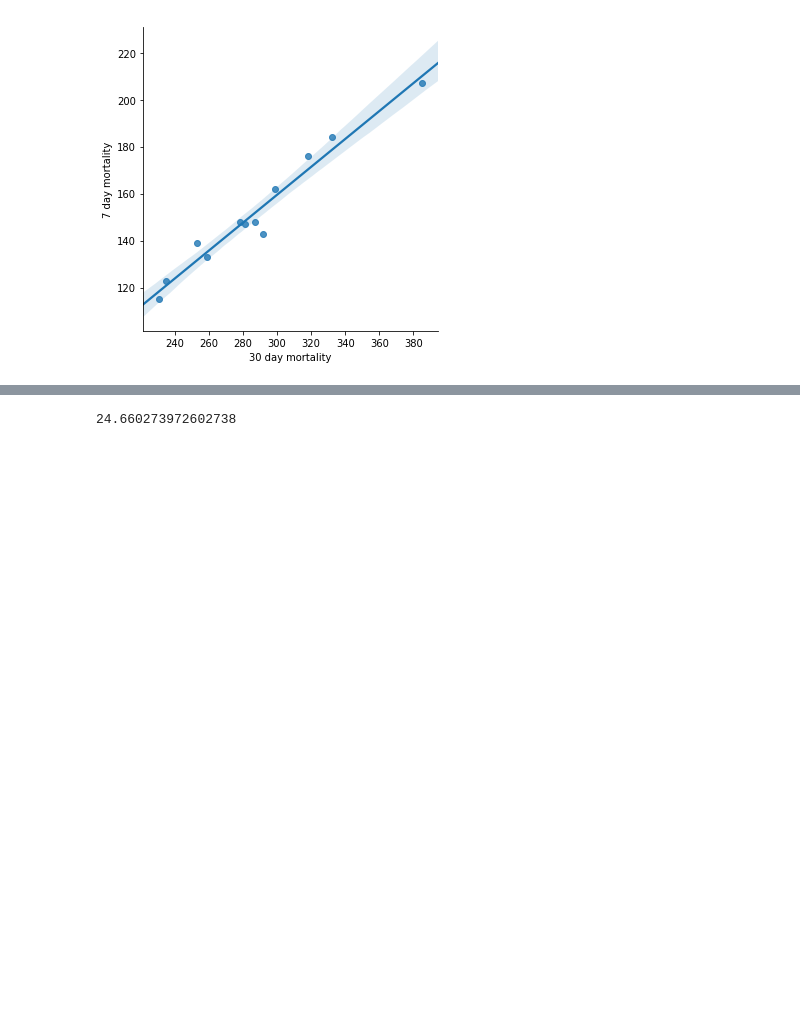
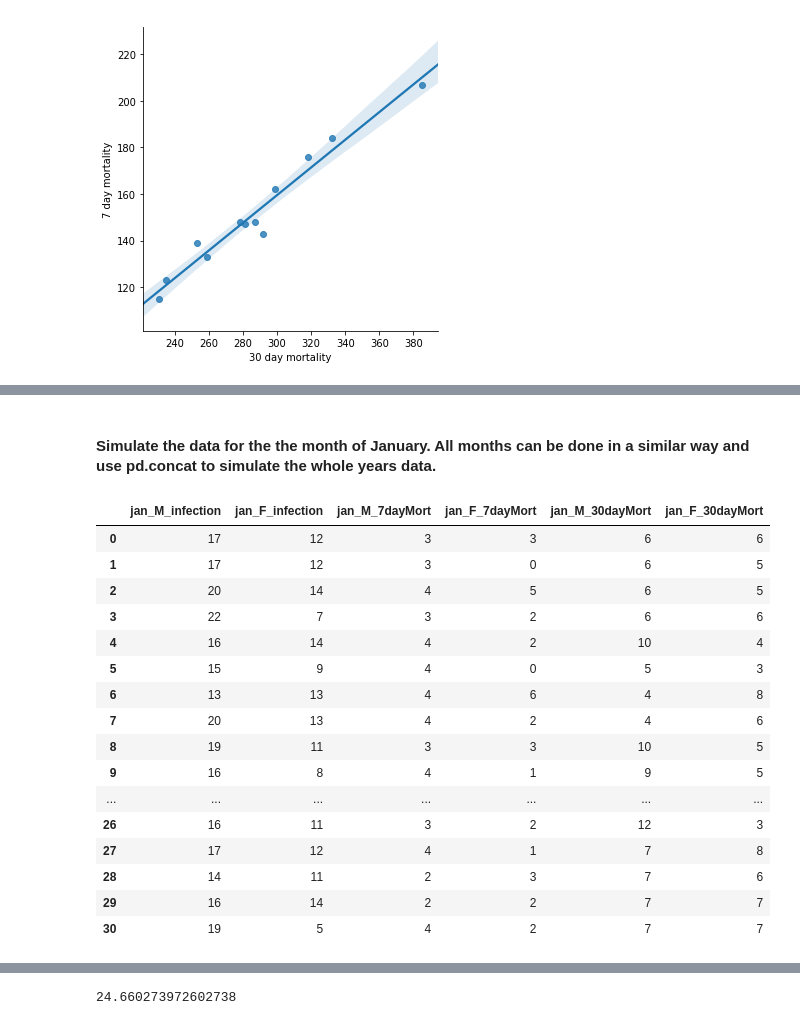
Before and after one commit to NurseQ/Simulation-Project-for-Programming-for-Data-Analysis-, a Jupyter notebook: Simulation Project.ipynb, the cells around one changed output, grey strips where cells are left out. Cells and saved outputs as stored; diff of their text form; code cells hidden in the pictures; blank space fills up the shorter version.

```diff
--- a/Simulation Project.ipynb
+++ b/Simulation Project.ipynb
@@ -197 +174,25 @@ rate_of_infection                                 296.813
 dtype: object
+# %% [markdown]
+#### Simulate the data for the the month of January. All months can be done in a similar way and use pd.concat to simulate the whole years data.
+# %%
+# DataFrame for simulated data
+x = pd.DataFrame({'jan_M_infection':np.random.binomial(28, .62, 31), 'jan_F_infection': np.random.binomial(28, .38, 31), 'jan_M_7dayMort': np.random.binomial(17, .19, 31), 'jan_F_7dayMort': np.random.binomial(11, .22, 31), 'jan_M_30dayMort': np.random.binomial(17, .38, 31),  'jan_F_30dayMort': np.random.binomial(11, .39, 31) })
+x
+# %% [output]
+|  | jan_M_infection | jan_F_infection | jan_M_7dayMort | jan_F_7dayMort | jan_M_30dayMort | jan_F_30dayMort |
+| 0 | 17 | 12 | 3 | 3 | 6 | 6 |
+| 1 | 17 | 12 | 3 | 0 | 6 | 5 |
+| 2 | 20 | 14 | 4 | 5 | 6 | 5 |
+| 3 | 22 | 7 | 3 | 2 | 6 | 6 |
+| 4 | 16 | 14 | 4 | 2 | 10 | 4 |
+| 5 | 15 | 9 | 4 | 0 | 5 | 3 |
+| 6 | 13 | 13 | 4 | 6 | 4 | 8 |
+| 7 | 20 | 13 | 4 | 2 | 4 | 6 |
+| 8 | 19 | 11 | 3 | 3 | 10 | 5 |
+| 9 | 16 | 8 | 4 | 1 | 9 | 5 |
+| ... | ... | ... | ... | ... | ... | ... |
+| 26 | 16 | 11 | 3 | 2 | 12 | 3 |
+| 27 | 17 | 12 | 4 | 1 | 7 | 8 |
+| 28 | 14 | 11 | 2 | 3 | 7 | 6 |
+| 29 | 16 | 14 | 2 | 2 | 7 | 7 |
+| 30 | 19 | 5 | 4 | 2 | 7 | 7 |
```
Also changed, not shown: parts of 15 cells of this notebook.
